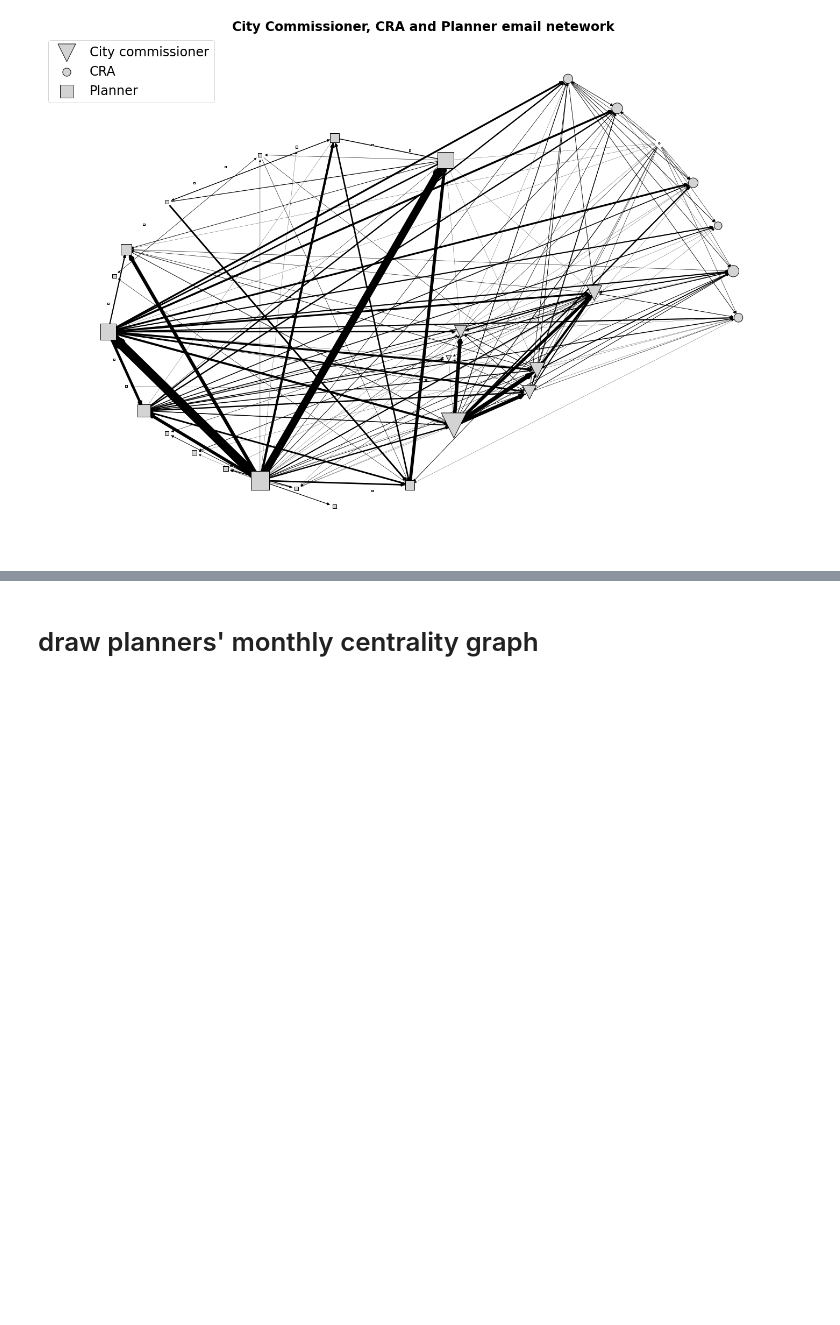
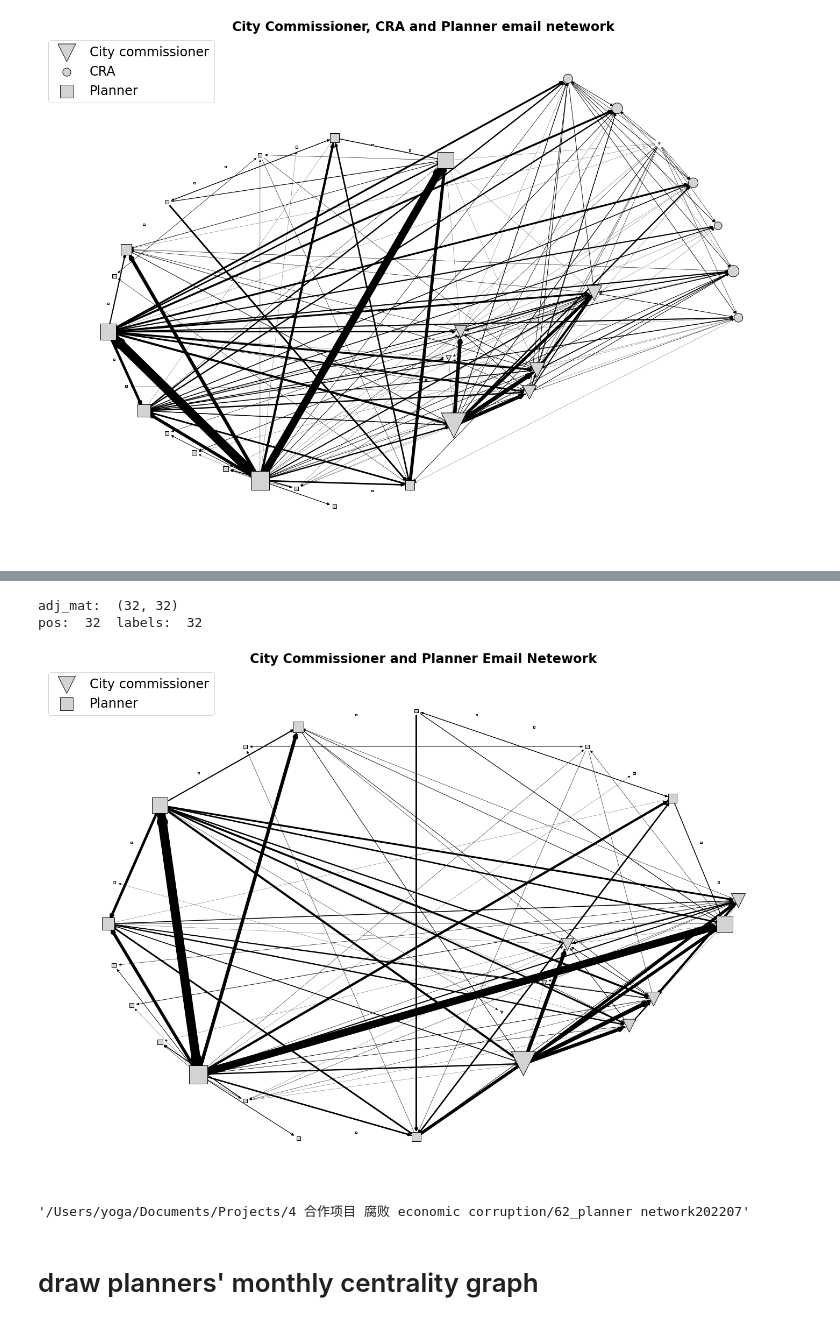
Before and after one commit to yijiawen1203/corruption_project, a Jupyter notebook: CRA_network/2_2 extract planner email and draw updated network_delete label.ipynb, the cells around one changed output, grey strips where cells are left out. Saved outputs shown, nothing was run; the diff lists cells and outputs as text; code cells hidden in the pictures; blank space fills up the shorter version.

```diff
--- a/CRA_network/2_2 extract planner email and draw updated network_delete label.ipynb
+++ b/CRA_network/2_2 extract planner email and draw updated network_delete label.ipynb
@@ -1324,0 +1360,6 @@ pos:  39  labels:  39
+# %%
+# Remove columns from the sublist
+no_cra = adj_planner.drop(cra, axis=1)
+
+# Remove rows corresponding to the sublist
+no_cra = no_cra.drop(cra, axis=0)
@@ -1324,0 +1387,3 @@ pos:  39  labels:  39
+# %%
+directed_adj_np_nocra=no_cra.iloc[:,:].to_numpy().astype('float')
+directed_adj_np_nocra
@@ -1324,0 +1398,3 @@ pos:  39  labels:  39
+# %%
+no_cra_names=no_cra.columns.tolist()
+no_cra_names
@@ -1325,3 +1419,13 @@ pos:  39  labels:  39
+# %%
+whole_stage=plot_network_directed_change_node_shape(directed_adj_np_nocra,no_cra_names, pic_name = 'City Commissioner and Planner Email Netework', savefig=True)
+# %% [output]
+adj_mat:  (32, 32)
+pos:  32  labels:  32
+[figure, added]
+# %%
+pwd
+# %% [output]
+'/Users/yoga/Documents/Projects/4 合作项目 腐败 economic corruption/62_planner network202207'
 # %% [markdown]
 # draw planners' monthly centrality graph
 # %% [markdown]
```
Also changed, not shown: parts of 11 cells of this notebook.
